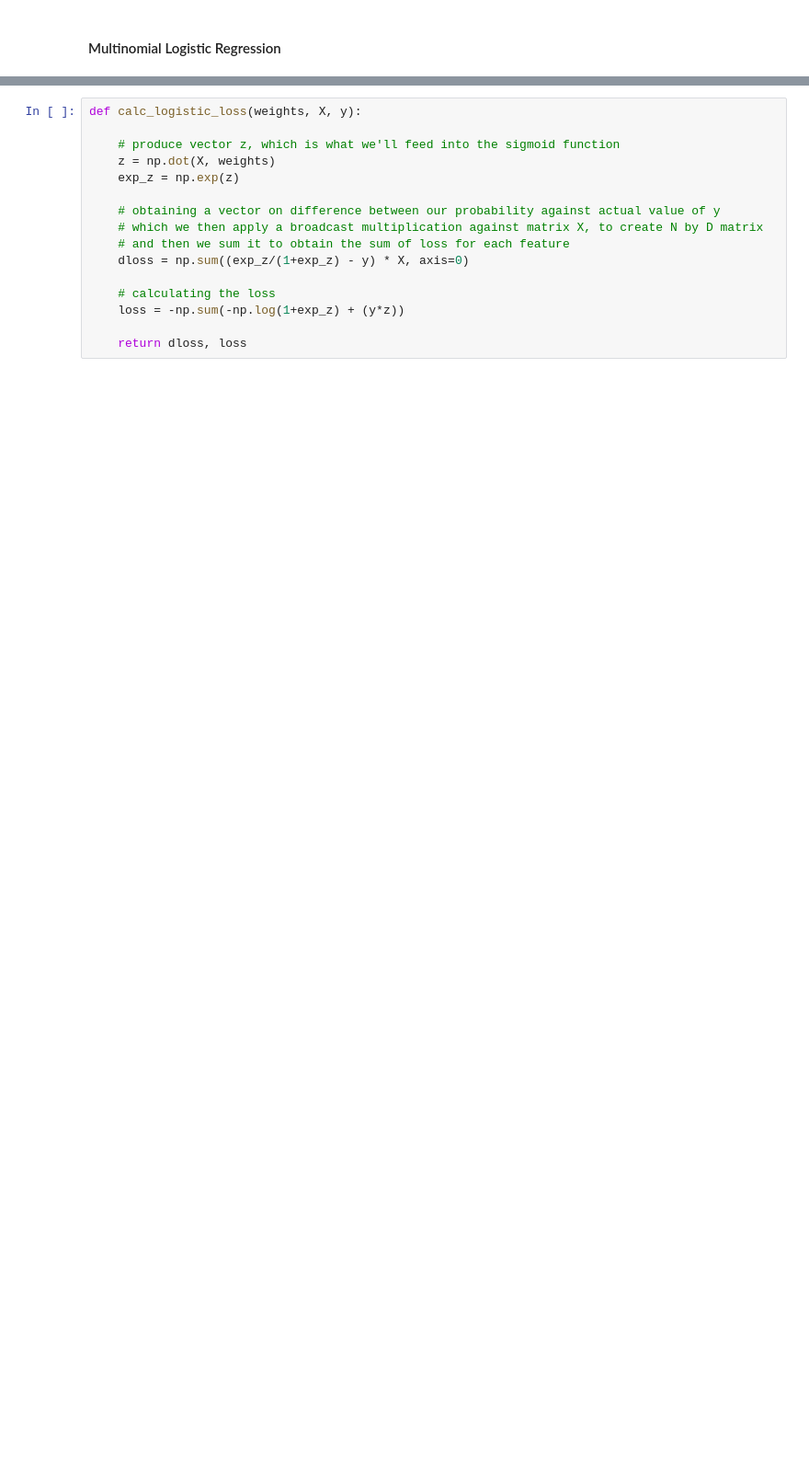
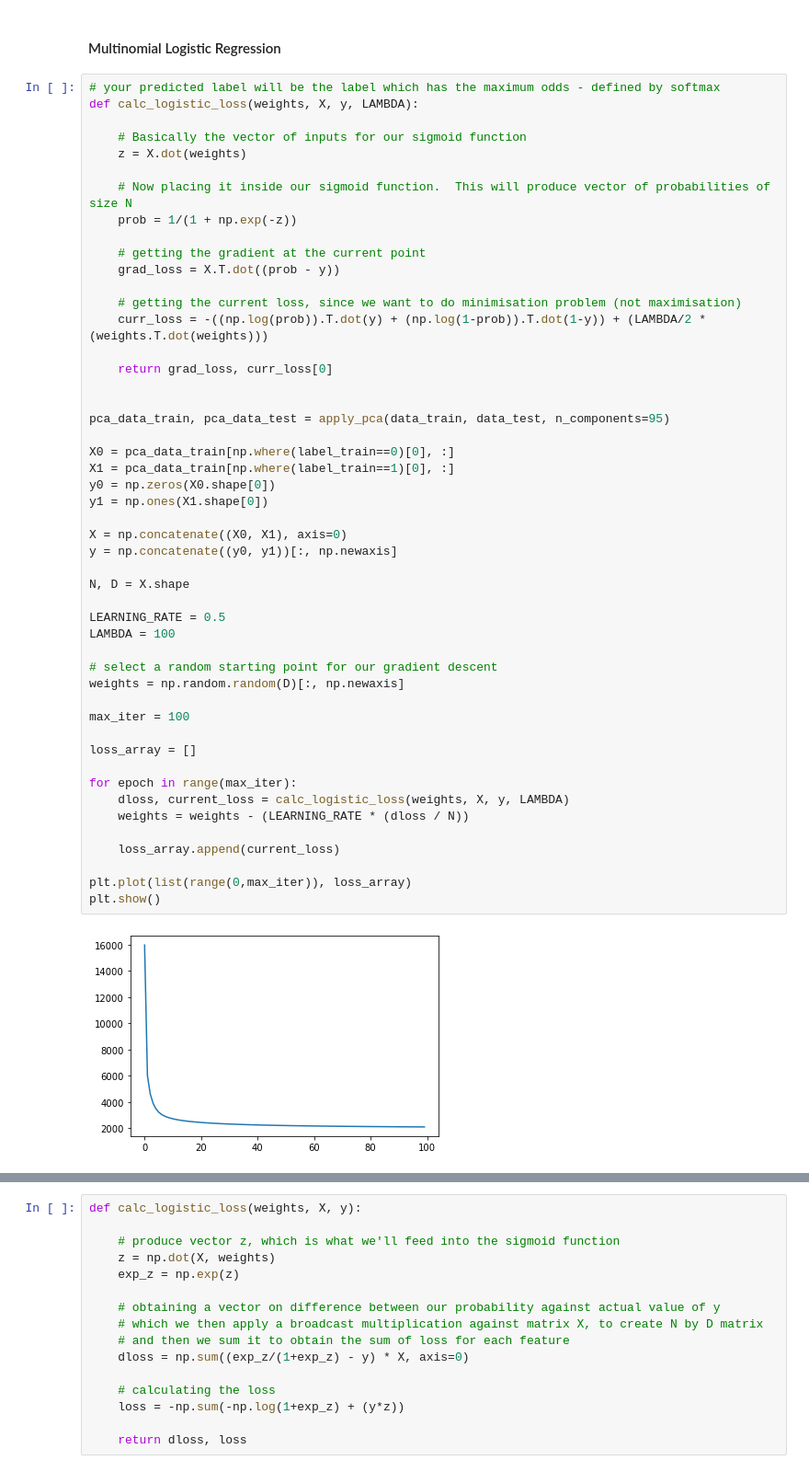
Before and after one commit to jsnarvasa/COMP5318, a Jupyter notebook: SID500525438_code.ipynb, the cells around one changed output, grey strips where cells are left out. Shown at 92% size. Cells and saved outputs as stored; diff of their text form; blank space fills up the shorter version.

Commit message:
Added multi-class logistic regression

```diff
--- a/SID500525438_code.ipynb
+++ b/SID500525438_code.ipynb
@@ -375,2 +548,53 @@ output_prediction(nb_svd_results)
 # %% [markdown]
 #### Multinomial Logistic Regression
+# %%
+# your predicted label will be the label which has the maximum odds - defined by softmax
+def calc_logistic_loss(weights, X, y, LAMBDA):
+
+    # Basically the vector of inputs for our sigmoid function
+    z = X.dot(weights)
+
+    # Now placing it inside our sigmoid function.  This will produce vector of probabilities of size N
+    prob = 1/(1 + np.exp(-z))
+
+    # getting the gradient at the current point
+    grad_loss = X.T.dot((prob - y))
+
+    # getting the current loss, since we want to do minimisation problem (not maximisation)
+    curr_loss = -((np.log(prob)).T.dot(y) + (np.log(1-prob)).T.dot(1-y)) + (LAMBDA/2 * (weights.T.dot(weights)))
+
+    return grad_loss, curr_loss[0]
+
+
+pca_data_train, pca_data_test = apply_pca(data_train, data_test, n_components=95)
+
+X0 = pca_data_train[np.where(label_train==0)[0], :]
+X1 = pca_data_train[np.where(label_train==1)[0], :]
+y0 = np.zeros(X0.shape[0])
+y1 = np.ones(X1.shape[0])
+
+X = np.concatenate((X0, X1), axis=0)
+y = np.concatenate((y0, y1))[:, np.newaxis]
+
+N, D = X.shape
+
+LEARNING_RATE = 0.5
+LAMBDA = 100
+
+# select a random starting point for our gradient descent
+weights = np.random.random(D)[:, np.newaxis]
+
+max_iter = 100
+
+loss_array = []
+
+for epoch in range(max_iter):
+    dloss, current_loss = calc_logistic_loss(weights, X, y, LAMBDA)
+    weights = weights - (LEARNING_RATE * (dloss / N))
+
+    loss_array.append(current_loss)
+
+plt.plot(list(range(0,max_iter)), loss_array)
+plt.show()
+# %% [output]
+[figure, added]
```
Also changed, not shown: parts of 17 cells of this notebook.
